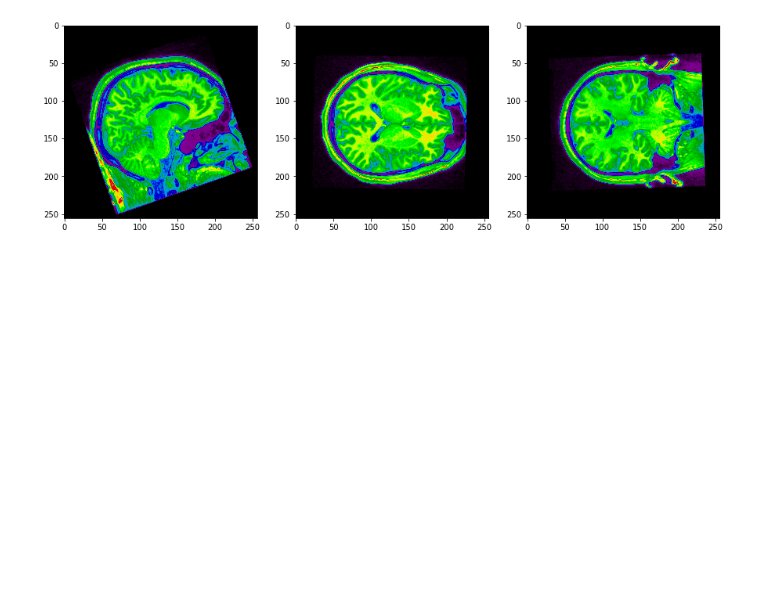
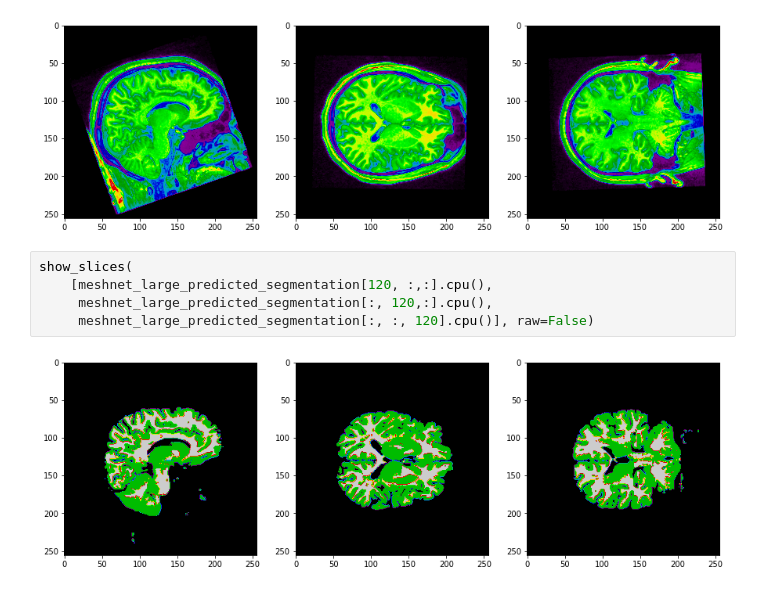
Before and after one commit to catalyst-team/neuro, a Jupyter notebook: GMWM_Prediction_and_Visualization.ipynb, the cells around one changed output. Saved outputs shown, nothing was run; the diff lists cells and outputs as text; blank space fills up the shorter version.

```diff
--- a/GMWM_Prediction_and_Visualization.ipynb
+++ b/GMWM_Prediction_and_Visualization.ipynb
@@ -75,5 +185,12 @@ show_slices(
      img[:, :, 120]])
 # %% [output]
 [figure]
+# %%
+show_slices(
+    [meshnet_large_predicted_segmentation[120, :,:].cpu(),
+     meshnet_large_predicted_segmentation[:, 120,:].cpu(),
+     meshnet_large_predicted_segmentation[:, :, 120].cpu()], raw=False)
+# %% [output]
+[figure, added]
 # %%
 show_slices(
```
Also changed, not shown: parts of 24 cells of this notebook.
